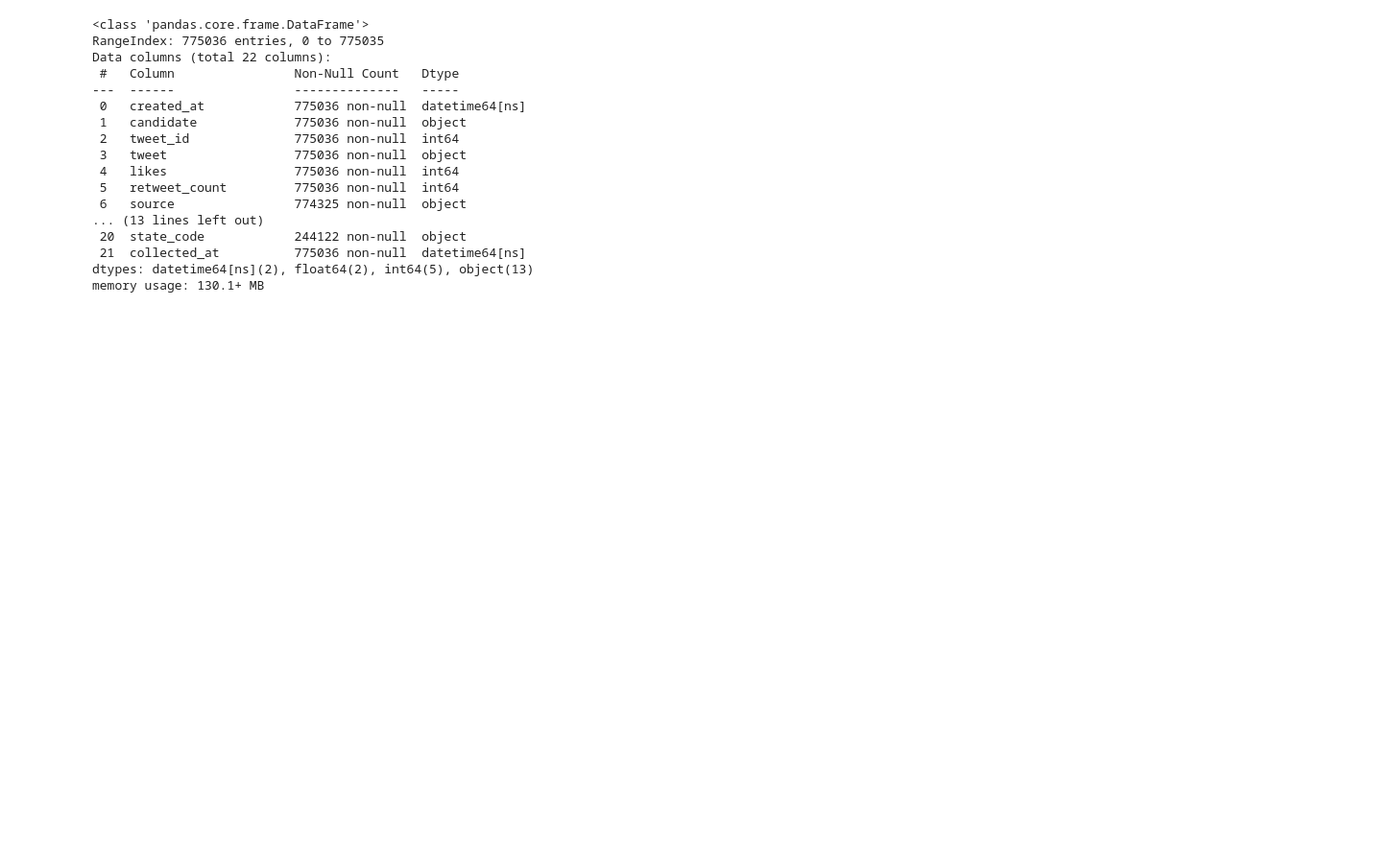
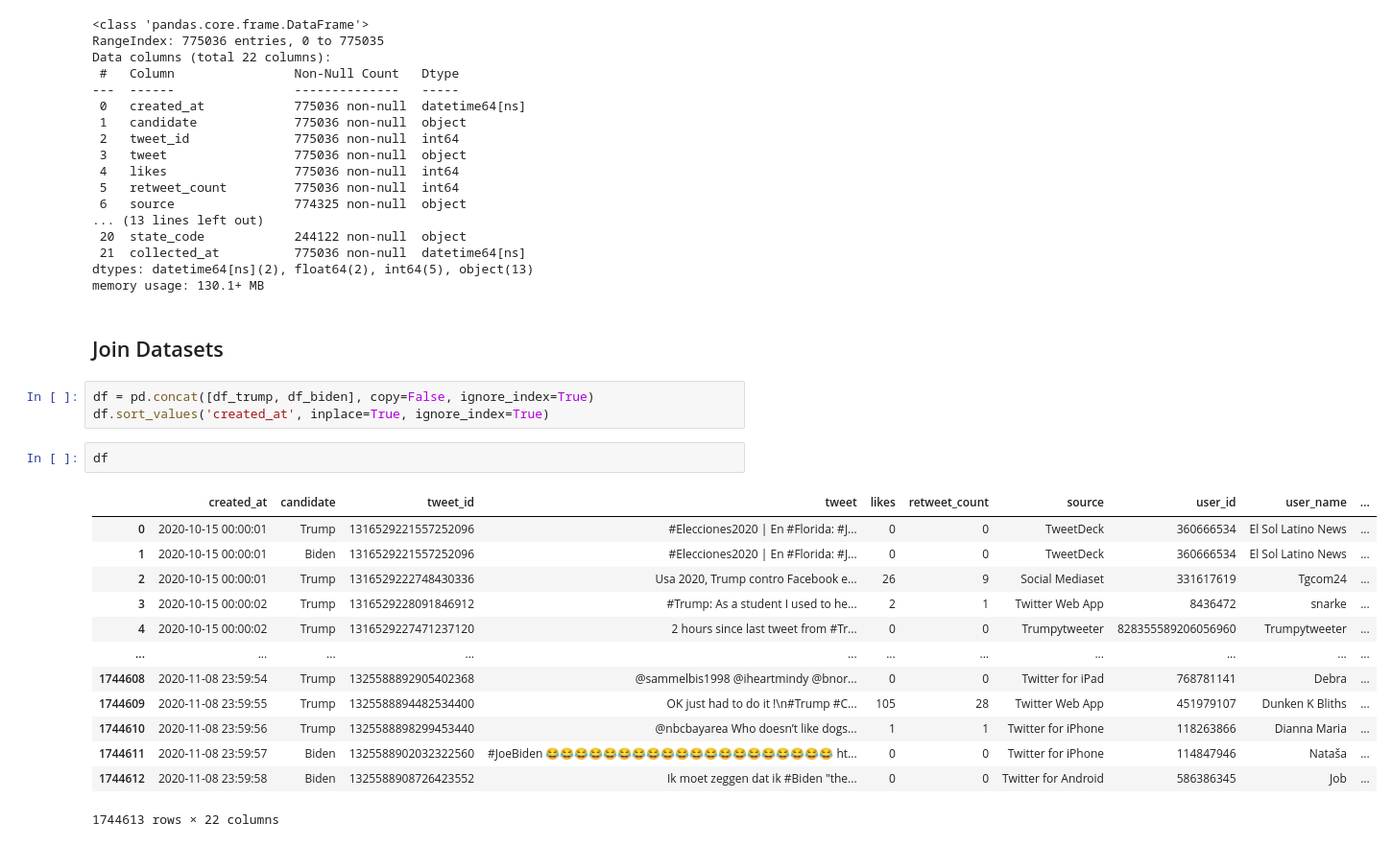
Before and after one commit to tobnag/containerized-stream-processing, a Jupyter notebook: notebooks/eda.ipynb, the cells around one changed output. Shown at 96% size. Drawn from its saved outputs; the diff is of its cells as text; blank space fills up the shorter version.

```diff
--- a/notebooks/eda.ipynb
+++ b/notebooks/eda.ipynb
@@ -112,3 +112,24 @@ Data columns (total 22 columns):
  21  collected_at          775036 non-null  datetime64[ns]
 dtypes: datetime64[ns](2), float64(2), int64(5), object(13)
 memory usage: 130.1+ MB
+# %% [markdown]
+## Join Datasets
+# %%
+df = pd.concat([df_trump, df_biden], copy=False, ignore_index=True)
+df.sort_values('created_at', inplace=True, ignore_index=True)
+# %%
+df
+# %% [output]
+|  | created_at | candidate | tweet_id | tweet | likes | retweet_count | source | user_id | user_name | ... |
+| 0 | 2020-10-15 00:00:01 | Trump | 1316529221557252096 | #Elecciones2020 | En #Florida: #J... | 0 | 0 | TweetDeck | 360666534 | El Sol Latino News | ... |
+| 1 | 2020-10-15 00:00:01 | Biden | 1316529221557252096 | #Elecciones2020 | En #Florida: #J... | 0 | 0 | TweetDeck | 360666534 | El Sol Latino News | ... |
+| 2 | 2020-10-15 00:00:01 | Trump | 1316529222748430336 | Usa 2020, Trump contro Facebook e... | 26 | 9 | Social Mediaset | 331617619 | Tgcom24 | ... |
+| 3 | 2020-10-15 00:00:02 | Trump | 1316529228091846912 | #Trump: As a student I used to he... | 2 | 1 | Twitter Web App | 8436472 | snarke | ... |
+| 4 | 2020-10-15 00:00:02 | Trump | 1316529227471237120 | 2 hours since last tweet from #Tr... | 0 | 0 | Trumpytweeter | 828355589206056960 | Trumpytweeter | ... |
+| ... | ... | ... | ... | ... | ... | ... | ... | ... | ... | ... |
+| 1744608 | 2020-11-08 23:59:54 | Trump | 1325588892905402368 | @sammelbis1998 @iheartmindy @bnor... | 0 | 0 | Twitter for iPad | 768781141 | Debra | ... |
+| 1744609 | 2020-11-08 23:59:55 | Trump | 1325588894482534400 | OK just had to do it !\n#Trump #C... | 105 | 28 | Twitter Web App | 451979107 | Dunken K Bliths | ... |
+| 1744610 | 2020-11-08 23:59:56 | Trump | 1325588898299453440 | @nbcbayarea Who doesn’t like dogs... | 1 | 1 | Twitter for iPhone | 118263866 | Dianna Maria | ... |
+| 1744611 | 2020-11-08 23:59:57 | Biden | 1325588902032322560 | #JoeBiden 😂😂😂😂😂😂😂😂😂😂😂😂😂😂😂😂😂😂😂😂 ht... | 0 | 0 | Twitter for iPhone | 114847946 | Nataša | ... |
+| 1744612 | 2020-11-08 23:59:58 | Biden | 1325588908726423552 | Ik moet zeggen dat ik #Biden "the... | 0 | 0 | Twitter for Android | 586386345 | Job | ... |
+1744613 rows × 22 columns
```
Also changed, not shown: parts of 5 cells of this notebook, 5 other files.
